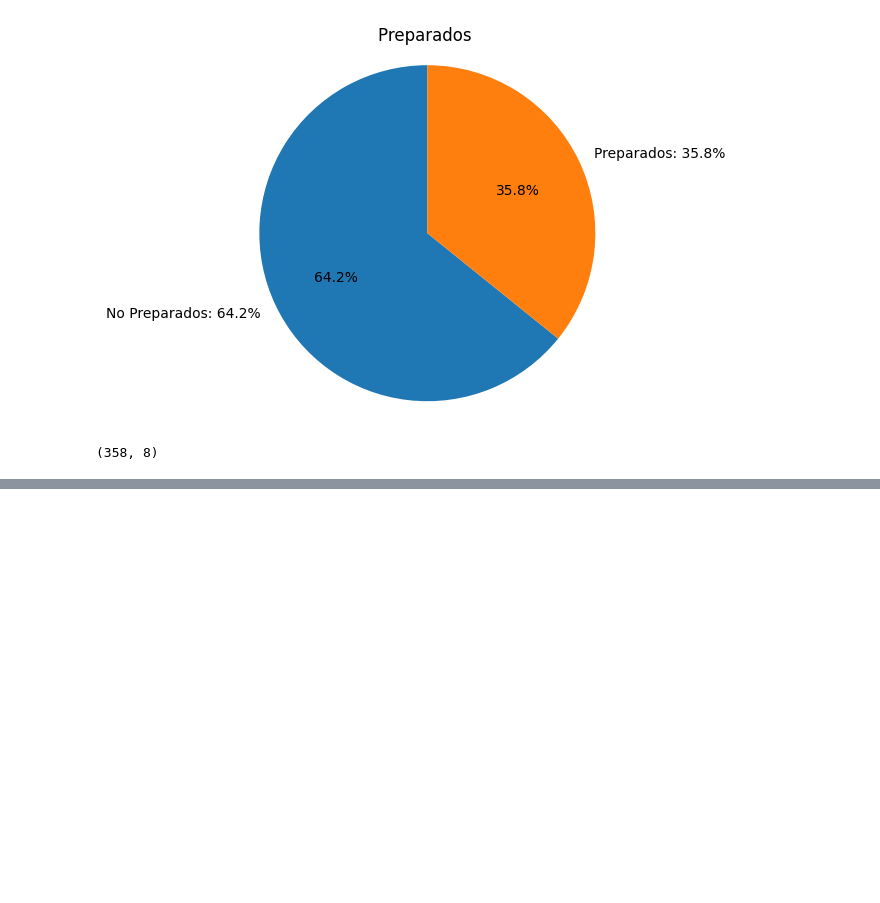
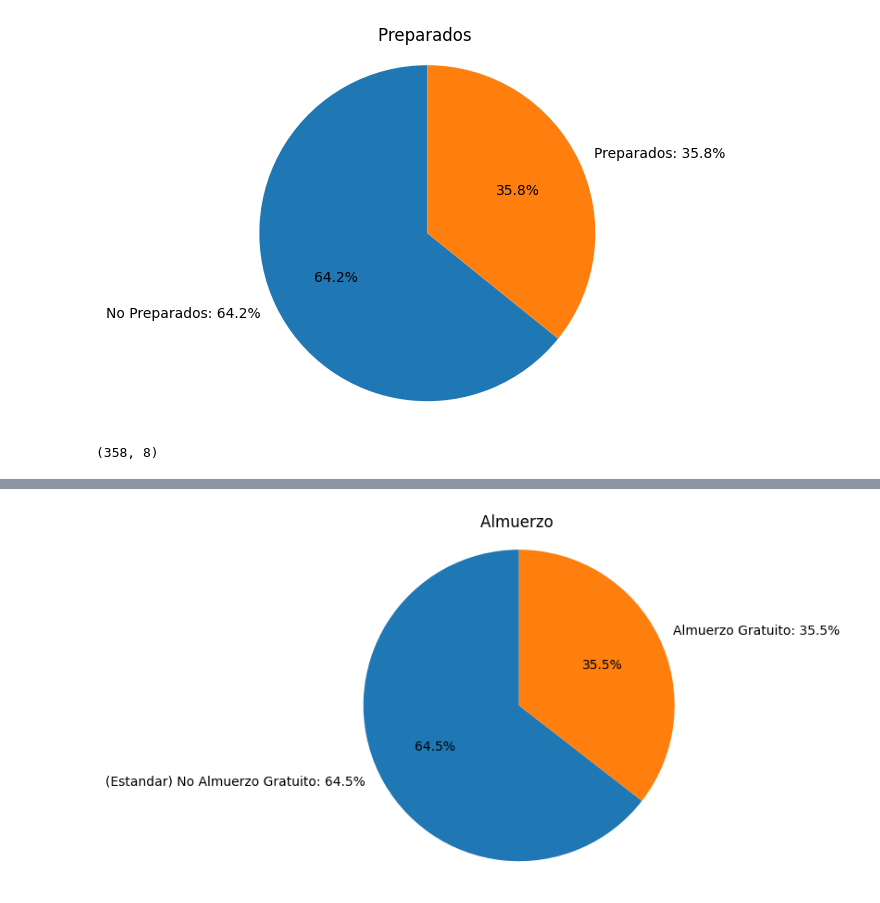
Before and after one commit to Martin1421cl/mineria_datos, a Jupyter notebook: Data_personal.ipynb, the cells around one changed output, grey strips where cells are left out. Cells and saved outputs as stored; diff of their text form; code cells hidden in the pictures; blank space fills up the shorter version.

```diff
--- a/Data_personal.ipynb
+++ b/Data_personal.ipynb
@@ -98,0 +147,12 @@ plt.show()
+# %%
+Almuerzo = df['lunch'].value_counts()
+labels = [
+    'Almuerzo Gratuito: ' + str(round(x * 1.0 / Almuerzo.sum() * 100.0, 2)) + '%' for x in Almuerzo
+          ]
+labels[0] = '(Estandar) No ' + labels[0]
+plt.pie(Almuerzo, labels=labels, autopct='%1.1f%%', startangle=90)
+plt.title('Almuerzo ')
+plt.axis('equal')
+plt.show()
+# %% [output]
+[figure, added]
```
Also changed, not shown: parts of 10 cells of this notebook.
